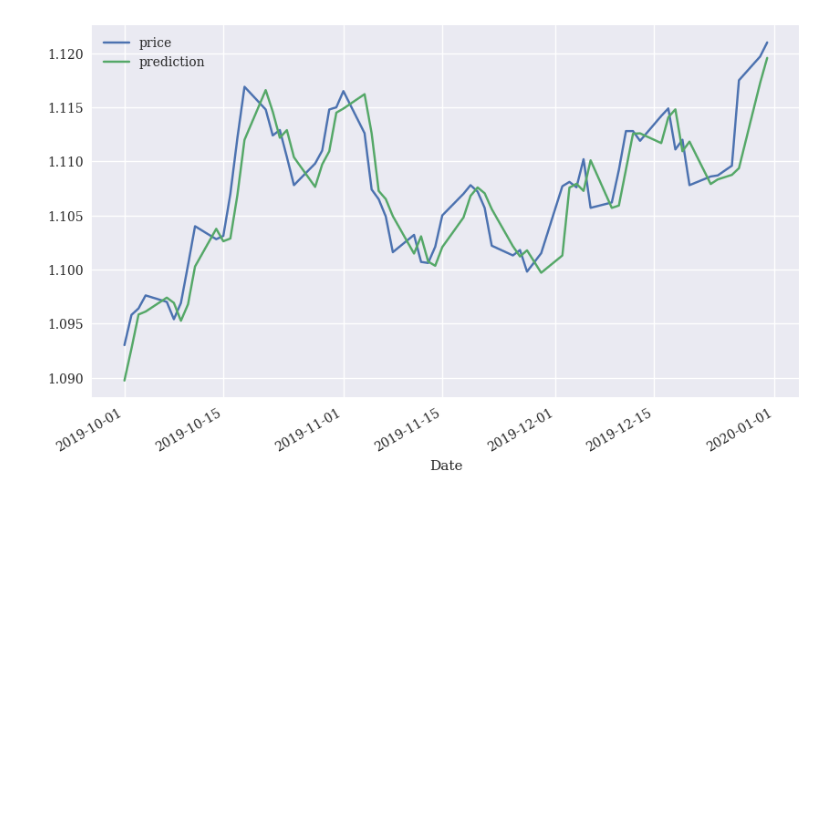
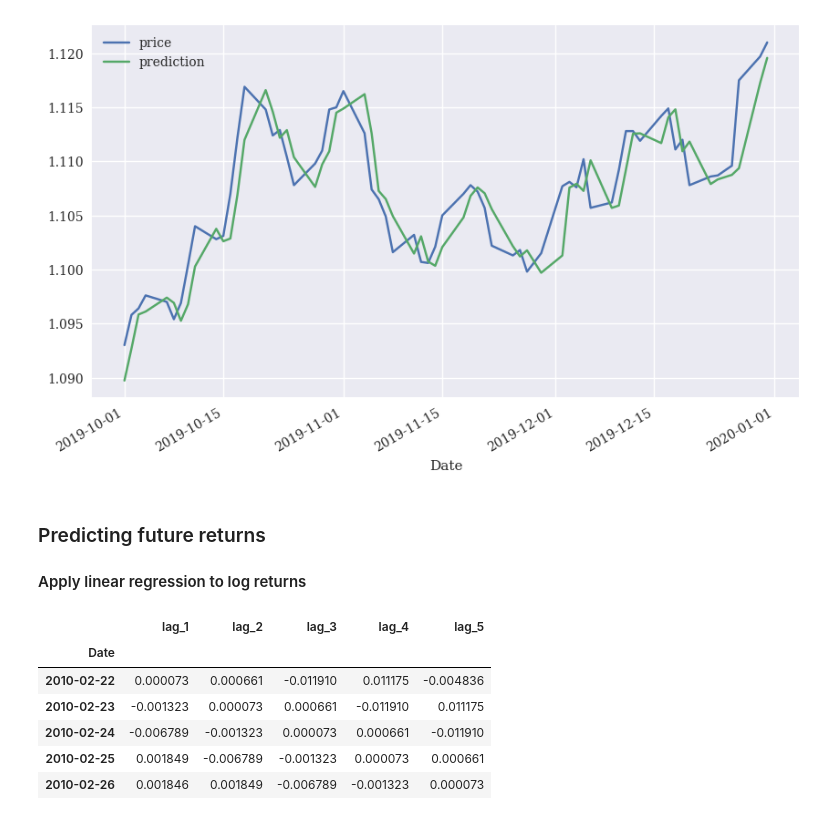
Before and after one commit to ArchQuant/backtesting-basics, a Jupyter notebook: time_series/linear.ipynb, the cells around one changed output. Cells and saved outputs as stored; diff of their text form; code cells hidden in the pictures; blank space fills up the shorter version.

```diff
--- a/time_series/linear.ipynb
+++ b/time_series/linear.ipynb
@@ -127,3 +127,24 @@ data[['price', 'prediction']].plot(figsize=(10, 6));
 data[['price', 'prediction']].loc['2019-10-1':].plot(figsize=(10, 6));
 # %% [output]
 [figure]
+# %% [markdown]
+### Predicting future returns
+#### Apply linear regression to log returns
+# %%
+data['return'] = np.log(data['price'] / data['price'].shift(1))
+data.dropna(inplace=True)
+cols = []
+for lag in range(1, lags + 1):
+    col = f'lag_{lag}'
+    data[col] = data['return'].shift(lag)
+    cols.append(col)
+data.dropna(inplace=True)
+data[cols].head()
+# %% [output]
+|  | lag_1 | lag_2 | lag_3 | lag_4 | lag_5 |
+| Date |  |  |  |  |  |
+| 2010-02-22 | 0.000073 | 0.000661 | -0.011910 | 0.011175 | -0.004836 |
+| 2010-02-23 | -0.001323 | 0.000073 | 0.000661 | -0.011910 | 0.011175 |
+| 2010-02-24 | -0.006789 | -0.001323 | 0.000073 | 0.000661 | -0.011910 |
+| 2010-02-25 | 0.001849 | -0.006789 | -0.001323 | 0.000073 | 0.000661 |
+| 2010-02-26 | 0.001846 | 0.001849 | -0.006789 | -0.001323 | 0.000073 |
```
Also changed, not shown: parts of 13 cells of this notebook.
